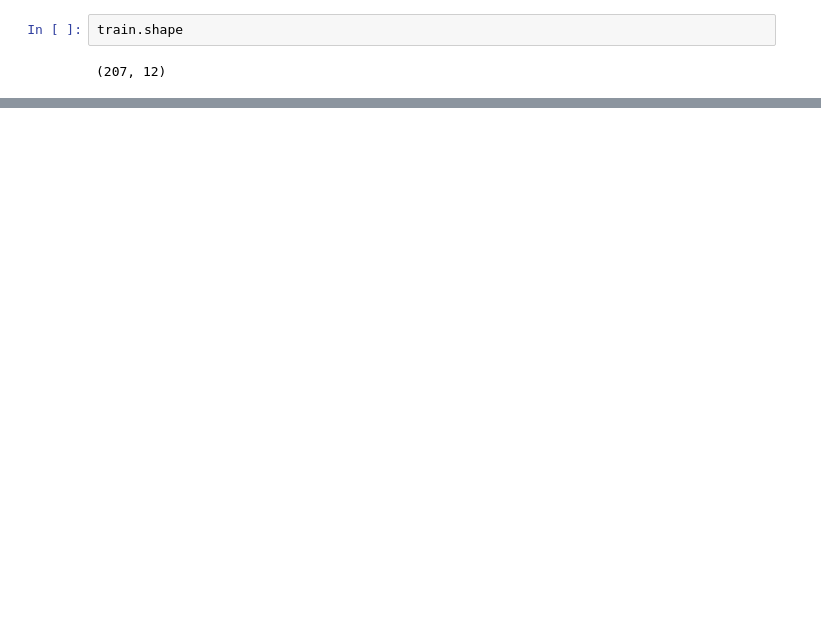
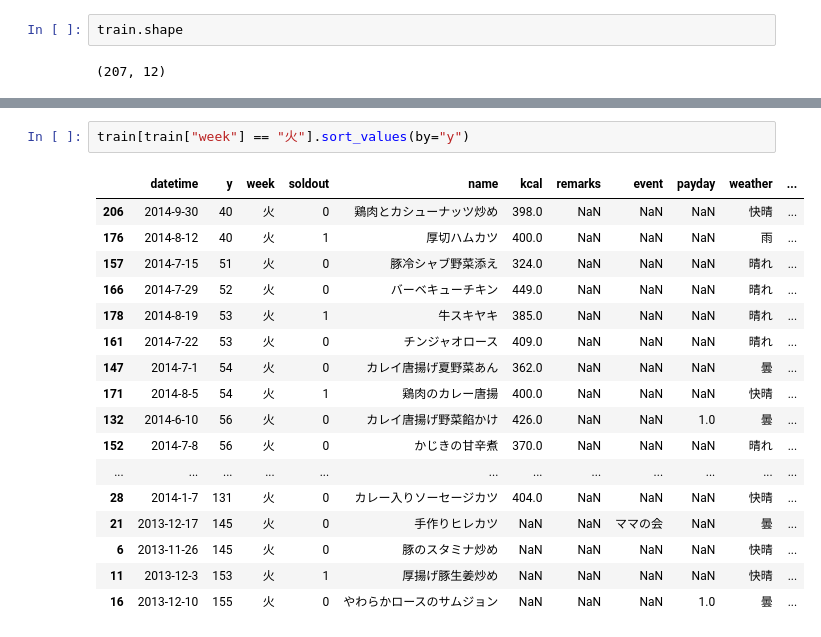
Before and after one commit to 02tYasui/data_science_practice, a Jupyter notebook: lunchbox.ipynb, the cells around one changed output, grey strips where cells are left out. Cells and saved outputs as stored; diff of their text form; blank space fills up the shorter version.

```diff
--- a/lunchbox.ipynb
+++ b/lunchbox.ipynb
@@ -29,0 +121,20 @@ train.shape
+# %%
+train[train["week"] == "火"].sort_values(by="y")
+# %% [output]
+|  | datetime | y | week | soldout | name | kcal | remarks | event | payday | weather | ... |
+| 206 | 2014-9-30 | 40 | 火 | 0 | 鶏肉とカシューナッツ炒め | 398.0 | NaN | NaN | NaN | 快晴 | ... |
+| 176 | 2014-8-12 | 40 | 火 | 1 | 厚切ハムカツ | 400.0 | NaN | NaN | NaN | 雨 | ... |
+| 157 | 2014-7-15 | 51 | 火 | 0 | 豚冷シャブ野菜添え | 324.0 | NaN | NaN | NaN | 晴れ | ... |
+| 166 | 2014-7-29 | 52 | 火 | 0 | バーベキューチキン | 449.0 | NaN | NaN | NaN | 晴れ | ... |
+| 178 | 2014-8-19 | 53 | 火 | 1 | 牛スキヤキ | 385.0 | NaN | NaN | NaN | 晴れ | ... |
+| 161 | 2014-7-22 | 53 | 火 | 0 | チンジャオロース | 409.0 | NaN | NaN | NaN | 晴れ | ... |
+| 147 | 2014-7-1 | 54 | 火 | 0 | カレイ唐揚げ夏野菜あん | 362.0 | NaN | NaN | NaN | 曇 | ... |
+| 171 | 2014-8-5 | 54 | 火 | 1 | 鶏肉のカレー唐揚 | 400.0 | NaN | NaN | NaN | 快晴 | ... |
+| 132 | 2014-6-10 | 56 | 火 | 0 | カレイ唐揚げ野菜餡かけ | 426.0 | NaN | NaN | 1.0 | 曇 | ... |
+| 152 | 2014-7-8 | 56 | 火 | 0 | かじきの甘辛煮 | 370.0 | NaN | NaN | NaN | 晴れ | ... |
+| ... | ... | ... | ... | ... | ... | ... | ... | ... | ... | ... | ... |
+| 28 | 2014-1-7 | 131 | 火 | 0 | カレー入りソーセージカツ | 404.0 | NaN | NaN | NaN | 快晴 | ... |
+| 21 | 2013-12-17 | 145 | 火 | 0 | 手作りヒレカツ | NaN | NaN | ママの会 | NaN | 曇 | ... |
+| 6 | 2013-11-26 | 145 | 火 | 0 | 豚のスタミナ炒め | NaN | NaN | NaN | NaN | 快晴 | ... |
+| 11 | 2013-12-3 | 153 | 火 | 1 | 厚揚げ豚生姜炒め | NaN | NaN | NaN | NaN | 快晴 | ... |
+| 16 | 2013-12-10 | 155 | 火 | 0 | やわらかロースのサムジョン | NaN | NaN | NaN | 1.0 | 曇 | ... |
```
Also changed, not shown: parts of 15 cells of this notebook, 1 other file.
